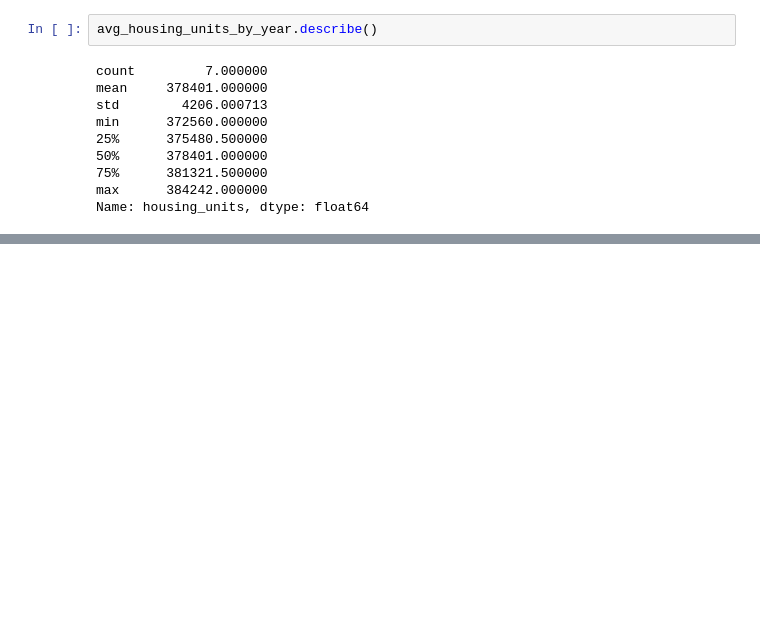
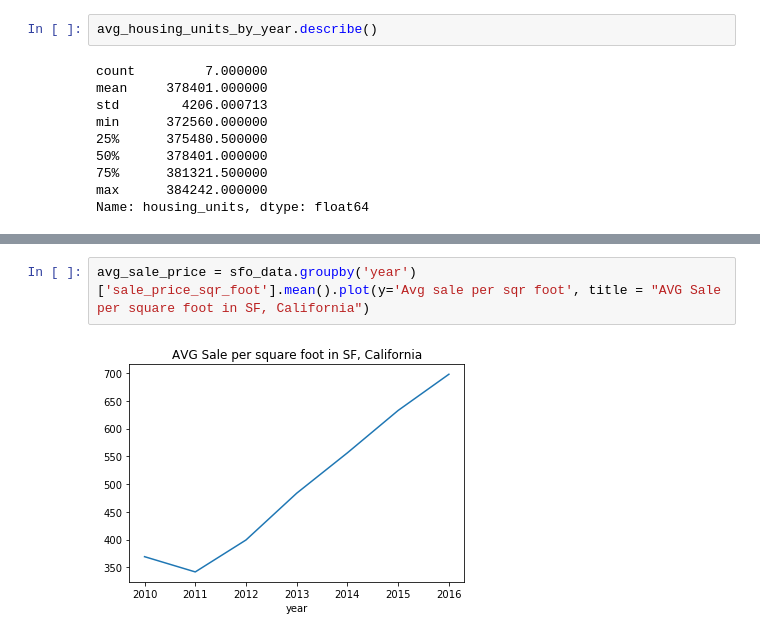
Before and after one commit to maxla777/Pyviz_homework, a Jupyter notebook: SF_Housing_Rental_Analysis.ipynb, the cells around one changed output, grey strips where cells are left out. Saved outputs shown, nothing was run; the diff lists cells and outputs as text; blank space fills up the shorter version.

```diff
--- a/SF_Housing_Rental_Analysis.ipynb
+++ b/SF_Housing_Rental_Analysis.ipynb
@@ -83,0 +105,4 @@ avg_housing_units_by_year.hvplot.bar(xlabel = 'Year', ylabel='AVG Units', ylim =
+# %%
+avg_sale_price = sfo_data.groupby('year')['sale_price_sqr_foot'].mean().plot(y='Avg sale per sqr foot', title = "AVG Sale per square foot in SF, California")
+# %% [output]
+[figure, added]
```
Also changed, not shown: parts of 4 cells of this notebook.
